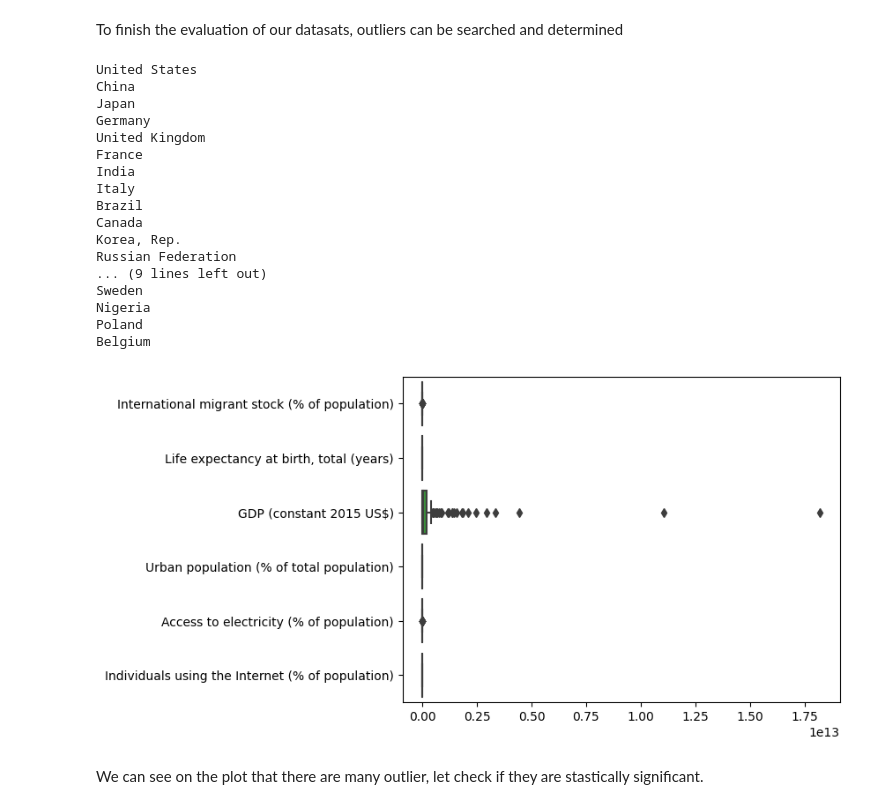
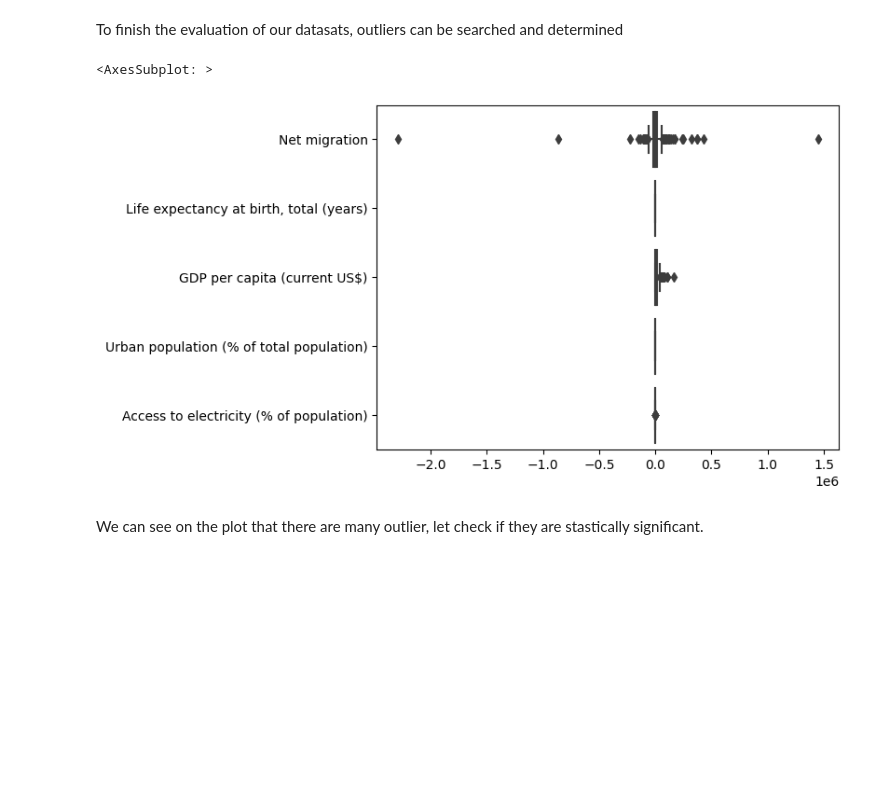
Before and after one commit to f2ire/IA_project, a Jupyter notebook: report1.ipynb, the cells around one changed output. Drawn from its saved outputs; the diff is of its cells as text; code cells hidden in the pictures; blank space fills up the shorter version.

Commit message:
[UPDATE] Data

```diff
--- a/report1.ipynb
+++ b/report1.ipynb
@@ -18,7 +18,7 @@ from outliers import smirnov_grubbs as grubbs
 We bering with the import of our dataframe, and the adaption for it to our study
 # %%
 importlib.reload(dm)
-originial_df = pd.read_csv("data3.txt", sep="\t")
+originial_df = pd.read_csv("data5.txt", sep="\t")
 # df = dm.build_adapted_df(originial_df);df
 originial_df.drop(["Country Code", "Time Code","Time"], axis=1, inplace = True)
 originial_df.set_index("Country Name", inplace = True)
@@ -152,29 +151,13 @@ dm.export_clean_data(n_df,"normalized_clean_dataframe.csv")
 To finish the evaluation of our datasats, outliers can be searched and determined
 # %%
 seaborn.boxplot(data=df_without_corr_series, orient = "h")
-vals = grubbs.max_test_indices(np.array(df_without_corr_series["GDP (constant 2015 US$)"]), alpha=0.05);vals
-for i in vals:
-    print(df_without_corr_series.iloc[i].name)
-# seaborn.boxplot(data=n_df, orient = "h")
+# vals = grubbs.max_test_indices(np.array(df_without_corr_series["GDP (constant 2015 US$)"]), alpha=0.05);vals
+# for i in vals:
+#     print(df_without_corr_series.iloc[i].name)
+# # seaborn.boxplot(data=n_df, orient = "h")
 # %% [output]
-United States
-China
-Japan
-Germany
-United Kingdom
-France
-India
-Italy
-Brazil
-Canada
-Korea, Rep.
-Russian Federation
-... (9 lines left out)
-Sweden
-Nigeria
-Poland
-Belgium
+<AxesSubplot: >
-[figure, old version]
+[figure, new version]
 # %% [markdown]
 We can see on the plot that there are many outlier, let check if they are stastically significant.
 # %%
```
Also changed, not shown: parts of 9 cells of this notebook, 4 other files.
